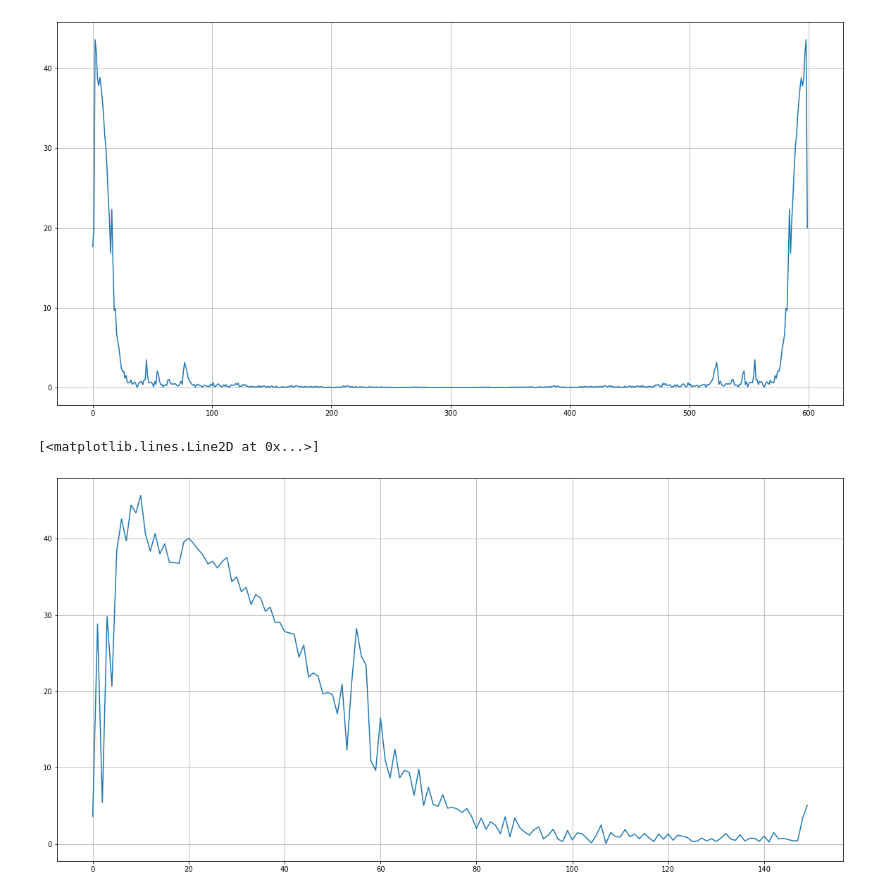
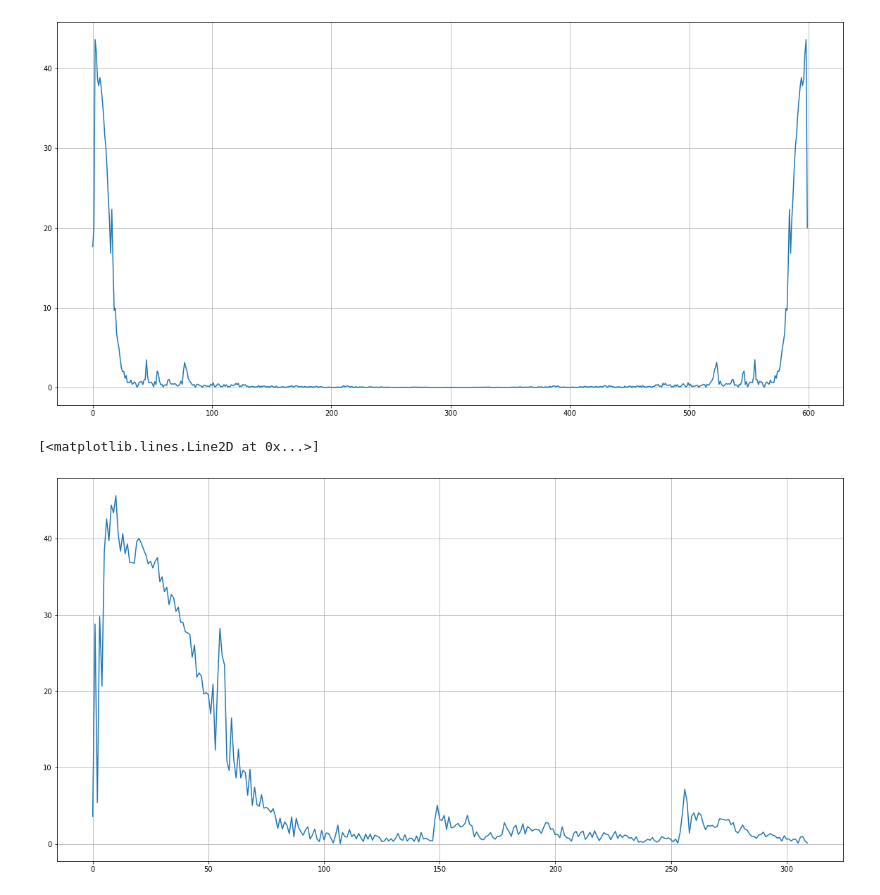
Before and after one commit to 4c1dhydr4/thz, a Jupyter notebook: testing_notebook.ipynb, the cells around one changed output. Saved outputs shown, nothing was run; the diff lists cells and outputs as text; code cells hidden in the pictures.

```diff
--- a/testing_notebook.ipynb
+++ b/testing_notebook.ipynb
@@ -53,10 +53,10 @@ plt.plot(fft)
 [<matplotlib.lines.Line2D at 0x...>]
 [figure]
 # %%
-plt.plot(np.abs(np.fft.fft(pulse))[0:150])
+plt.plot(np.abs(np.fft.fft(pulse))[0:310])
 # %% [output]
 [<matplotlib.lines.Line2D at 0x...>]
-[figure, old version]
+[figure, new version]
 # %%
 plt.plot(rest_fft)
 # %% [output]
```
Also changed, not shown: parts of 3 cells of this notebook, 3 other files.
